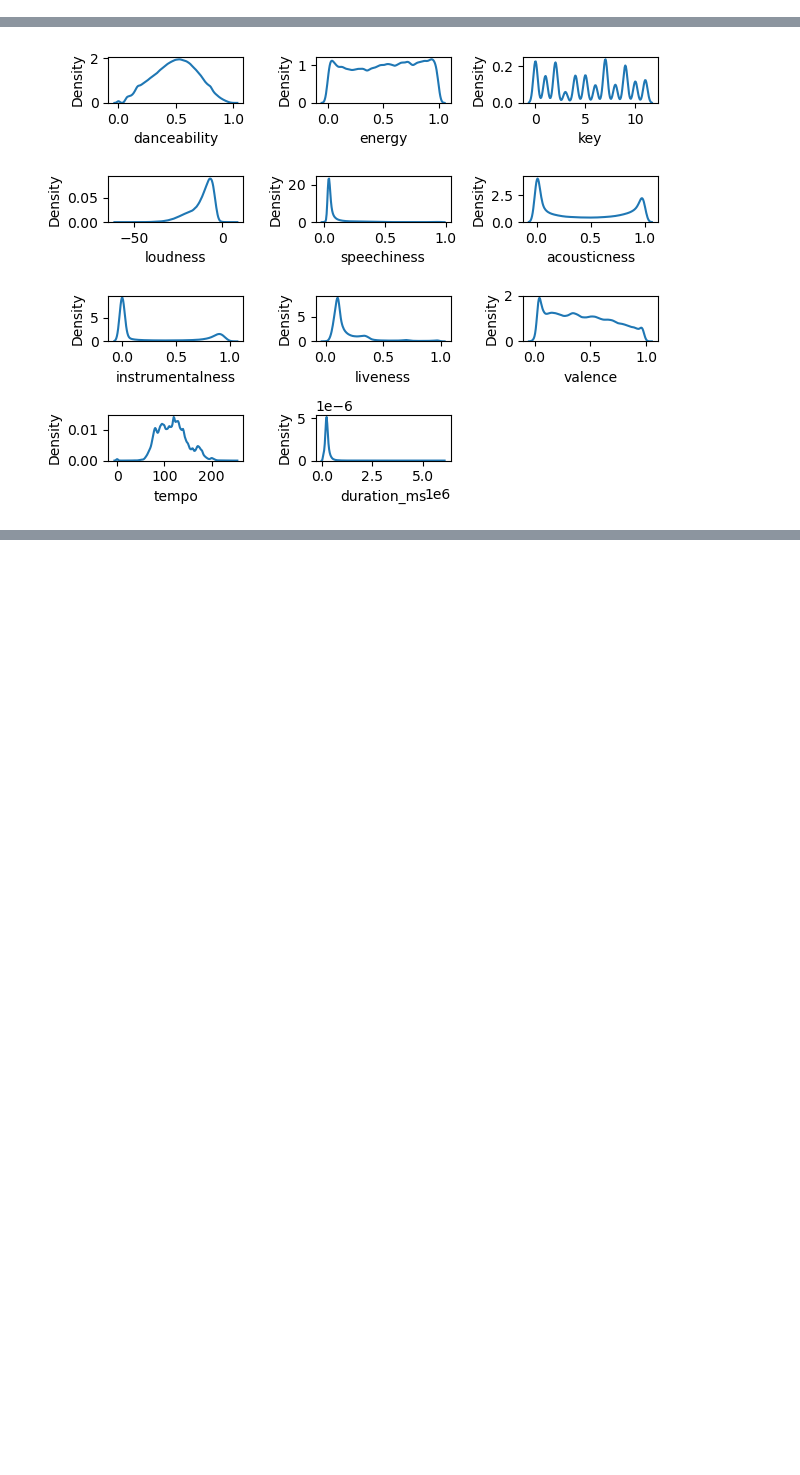
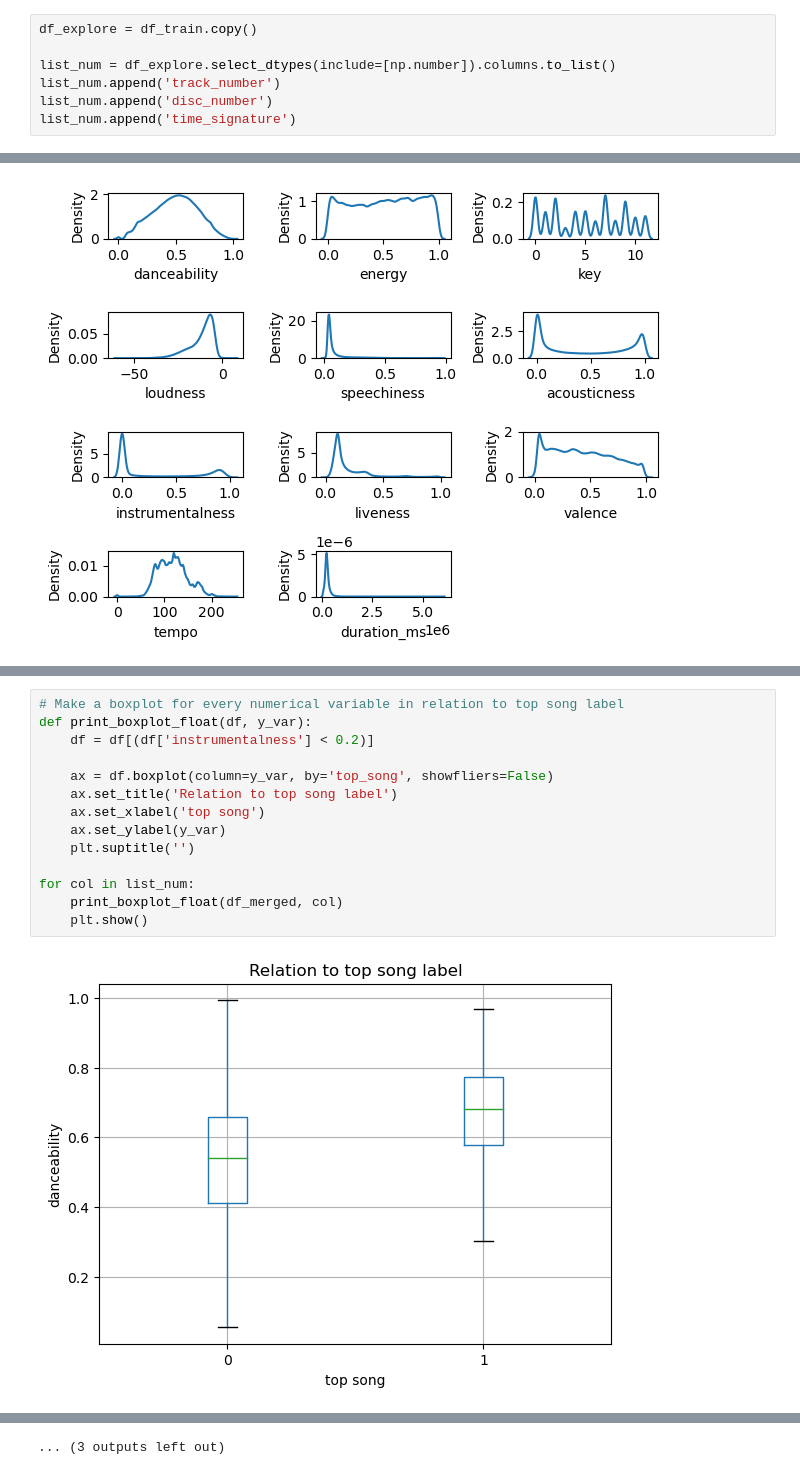
Before and after one commit to SvenWeiss-HDM/Classification, a Jupyter notebook: Dataexploration.ipynb, the cells around one changed output, grey strips where cells are left out. Cells and saved outputs as stored; diff of their text form; blank space fills up the shorter version.

```diff
--- a/Dataexploration.ipynb
+++ b/Dataexploration.ipynb
@@ -223,3 +246,10 @@ df_explore = df_train.copy()
+# %%
+df_explore = df_train.copy()
+
+list_num = df_explore.select_dtypes(include=[np.number]).columns.to_list()
+list_num.append('track_number')
+list_num.append('disc_number')
+list_num.append('time_signature')
 # %% [markdown]
 Descriptive Statistics
 # %%
@@ -339,0 +438,16 @@ corr.style.background_gradient(cmap='Blues')
+# %%
+# Make a boxplot for every numerical variable in relation to top song label
+def print_boxplot_float(df, y_var):
+    df = df[(df['instrumentalness'] < 0.2)]
+
+    ax = df.boxplot(column=y_var, by='top_song', showfliers=False)
+    ax.set_title('Relation to top song label')
+    ax.set_xlabel('top song')
+    ax.set_ylabel(y_var)
+    plt.suptitle('')
+
+for col in list_num:
+    print_boxplot_float(df_merged, col)
+    plt.show()
+# %% [output]
+[figure, added]
@@ -340 +465,2 @@ corr.style.background_gradient(cmap='Blues')
+... (3 outputs left out)
 # %% [markdown]
```
Also changed, not shown: parts of 18 cells of this notebook.
